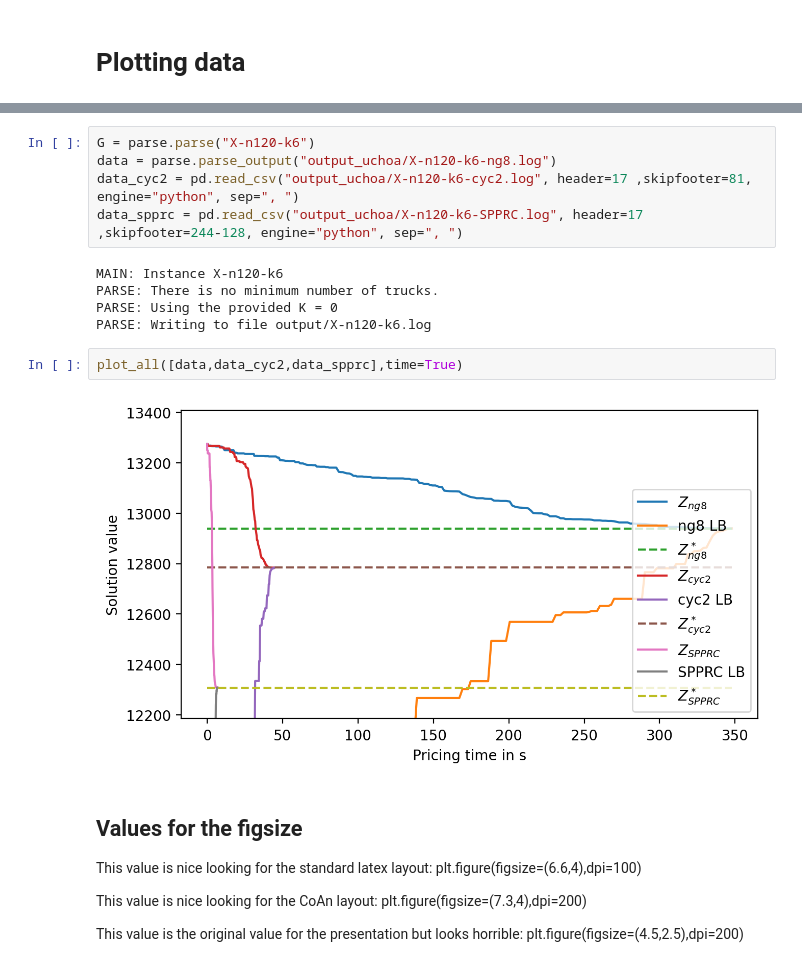
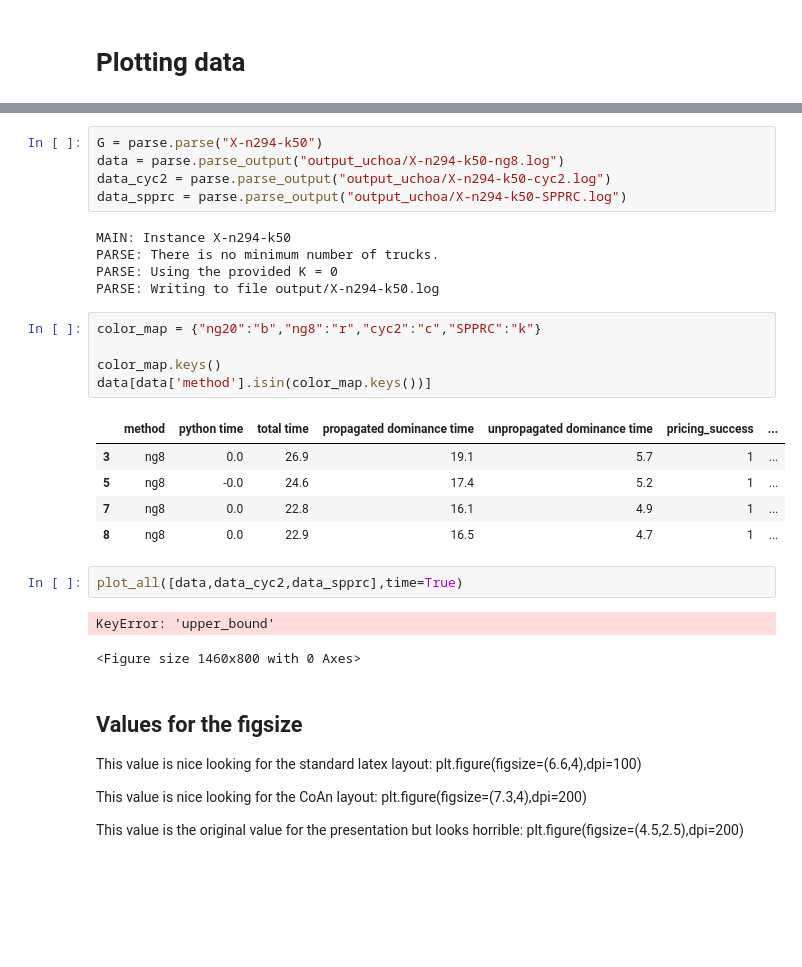
Before and after one commit to habanzu/cvrp, a Jupyter notebook: notebooks/Plotting.ipynb, the cells around one changed output, grey strips where cells are left out. Saved outputs shown, nothing was run; the diff lists cells and outputs as text; blank space fills up the shorter version.

Commit message:
Add new automatic plotting method

```diff
--- a/notebooks/Plotting.ipynb
+++ b/notebooks/Plotting.ipynb
@@ -13,17 +33,29 @@ from src.plot import plot_all
 # %%
-G = parse.parse("X-n120-k6")
-data = parse.parse_output("output_uchoa/X-n120-k6-ng8.log")
-data_cyc2 = pd.read_csv("output_uchoa/X-n120-k6-cyc2.log", header=17 ,skipfooter=81, engine="python", sep=", ")
-data_spprc = pd.read_csv("output_uchoa/X-n120-k6-SPPRC.log", header=17 ,skipfooter=244-128, engine="python", sep=", ")
+G = parse.parse("X-n294-k50")
+data = parse.parse_output("output_uchoa/X-n294-k50-ng8.log")
+data_cyc2 = parse.parse_output("output_uchoa/X-n294-k50-cyc2.log")
+data_spprc = parse.parse_output("output_uchoa/X-n294-k50-SPPRC.log")
 # %% [output]
-MAIN: Instance X-n120-k6
+MAIN: Instance X-n294-k50
 PARSE: There is no minimum number of trucks.
 PARSE: Using the provided K = 0
-PARSE: Writing to file output/X-n120-k6.log
+PARSE: Writing to file output/X-n294-k50.log
+# %%
+color_map = {"ng20":"b","ng8":"r","cyc2":"c","SPPRC":"k"}
+
+color_map.keys()
+data[data['method'].isin(color_map.keys())]
+# %% [output]
+|  | method | python time | total time | propagated dominance time | unpropagated dominance time | pricing_success | ... |
+| 3 | ng8 | 0.0 | 26.9 | 19.1 | 5.7 | 1 | ... |
+| 5 | ng8 | -0.0 | 24.6 | 17.4 | 5.2 | 1 | ... |
+| 7 | ng8 | 0.0 | 22.8 | 16.1 | 4.9 | 1 | ... |
+| 8 | ng8 | 0.0 | 22.9 | 16.5 | 4.7 | 1 | ... |
 # %%
 plot_all([data,data_cyc2,data_spprc],time=True)
 # %% [output]
-[figure, removed]
+KeyError: 'upper_bound'
+<Figure size 1460x800 with 0 Axes>
 # %% [markdown]
 ## Values for the figsize
 This value is nice looking for the standard latex layout: plt.figure(figsize=(6.6,4),dpi=100)
```
Also changed, not shown: parts of 2 cells of this notebook, 2 other files.
